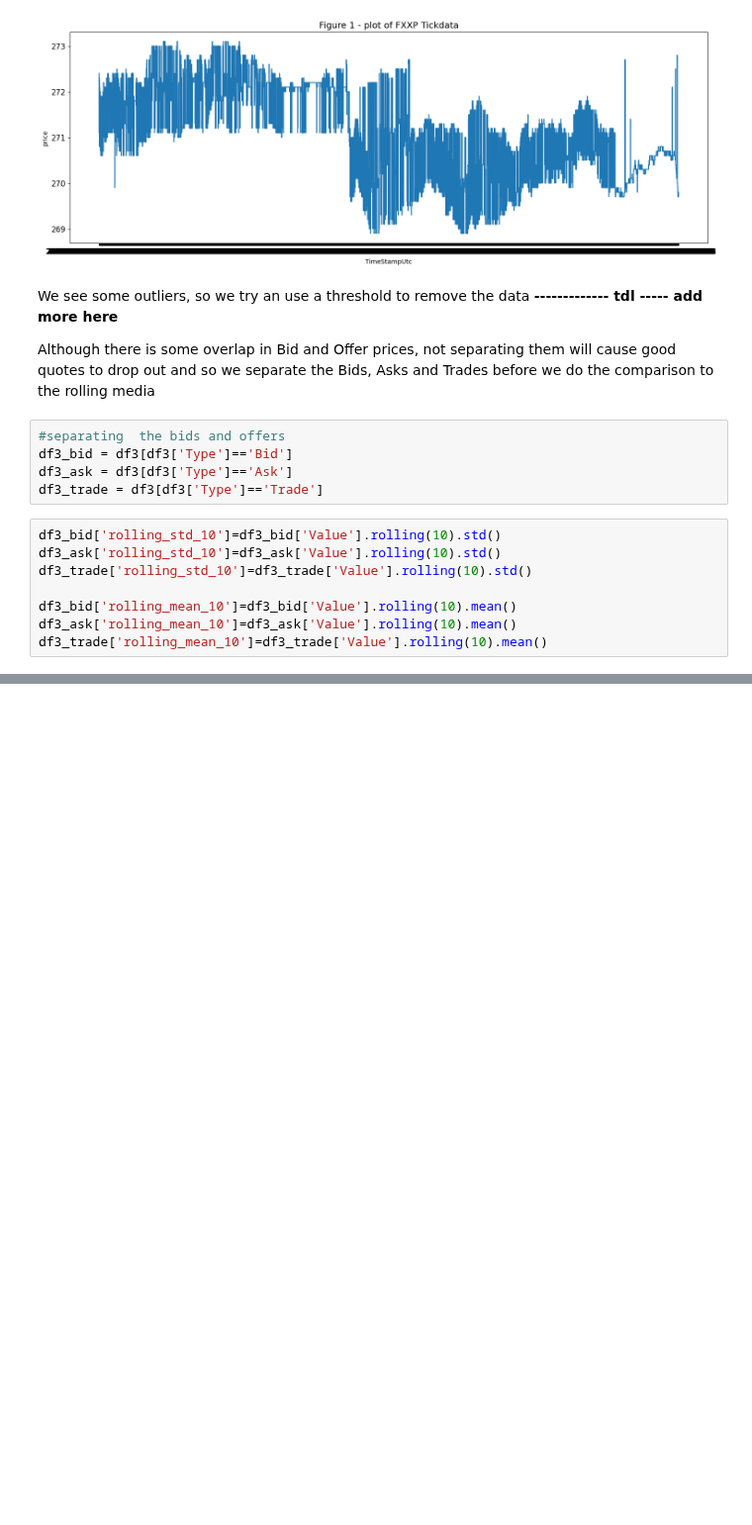
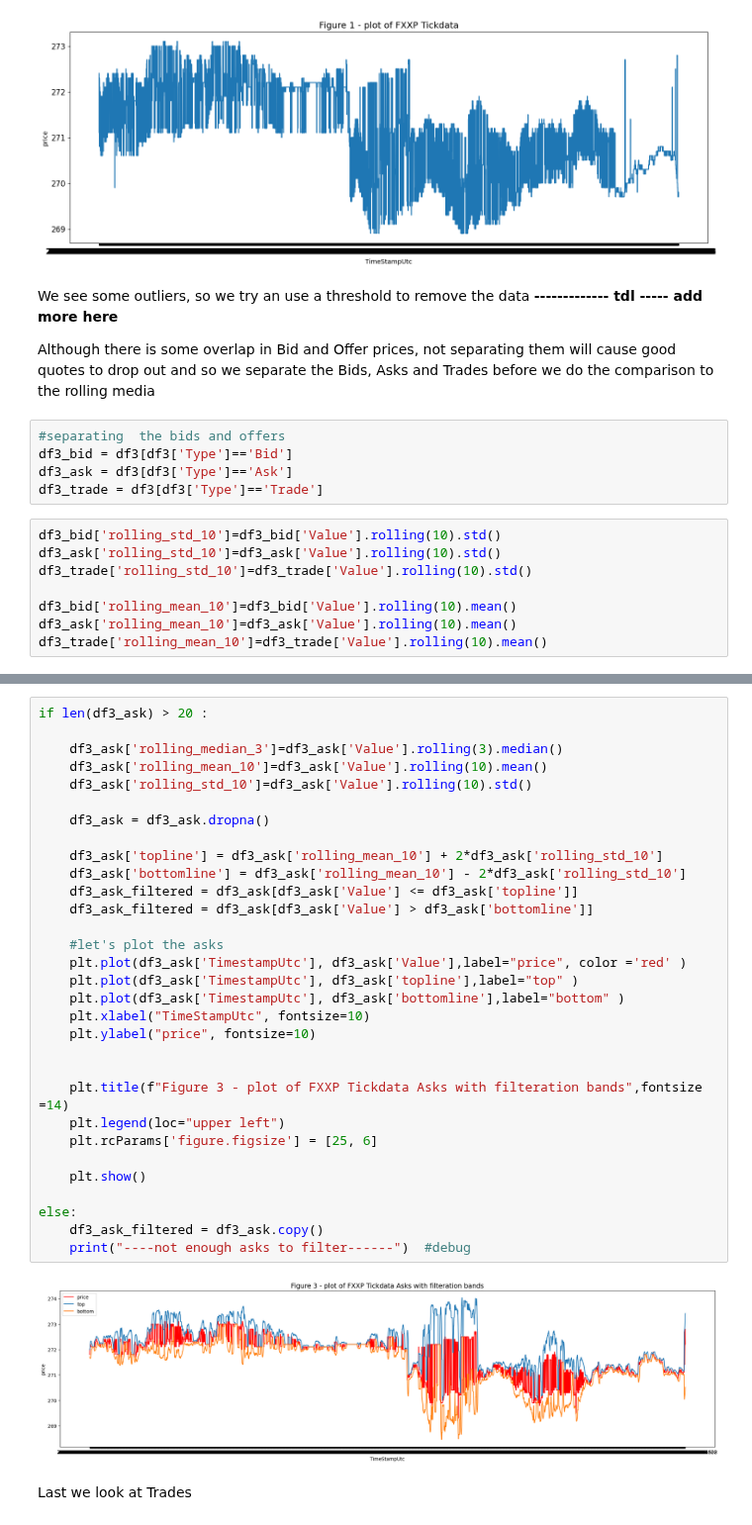
Before and after one commit to sjosephnyc1987/public_ipython_Notebooks, a Jupyter notebook: DAL_FXXP_TickData.ipynb, the cells around one changed output, grey strips where cells are left out. Shown at 99% size. Cells and saved outputs as stored; diff of their text form; blank space fills up the shorter version.

```diff
--- a/DAL_FXXP_TickData.ipynb
+++ b/DAL_FXXP_TickData.ipynb
@@ -151,0 +186,35 @@ df3_trade['rolling_mean_10']=df3_trade['Value'].rolling(10).mean()
+# %%
+if len(df3_ask) > 20 :
+
+    df3_ask['rolling_median_3']=df3_ask['Value'].rolling(3).median()
+    df3_ask['rolling_mean_10']=df3_ask['Value'].rolling(10).mean()
+    df3_ask['rolling_std_10']=df3_ask['Value'].rolling(10).std()
+
+    df3_ask = df3_ask.dropna()
+
+    df3_ask['topline'] = df3_ask['rolling_mean_10'] + 2*df3_ask['rolling_std_10']
+    df3_ask['bottomline'] = df3_ask['rolling_mean_10'] - 2*df3_ask['rolling_std_10']
+    df3_ask_filtered = df3_ask[df3_ask['Value'] <= df3_ask['topline']]
+    df3_ask_filtered = df3_ask[df3_ask['Value'] > df3_ask['bottomline']]
+
+    #let's plot the asks
+    plt.plot(df3_ask['TimestampUtc'], df3_ask['Value'],label="price", color ='red' )
+    plt.plot(df3_ask['TimestampUtc'], df3_ask['topline'],label="top" )
+    plt.plot(df3_ask['TimestampUtc'], df3_ask['bottomline'],label="bottom" )
+    plt.xlabel("TimeStampUtc", fontsize=10)
+    plt.ylabel("price", fontsize=10)
+
+
+    plt.title(f"Figure 3 - plot of FXXP Tickdata Asks with filteration bands",fontsize =14)
+    plt.legend(loc="upper left")
+    plt.rcParams['figure.figsize'] = [25, 6]
+
+    plt.show()
+
+else:
+    df3_ask_filtered = df3_ask.copy()
+    print("----not enough asks to filter------")  #debug
+# %% [output]
+[figure, added]
+# %% [markdown]
+Last we look at Trades
```
Also changed, not shown: parts of 6 cells of this notebook.
